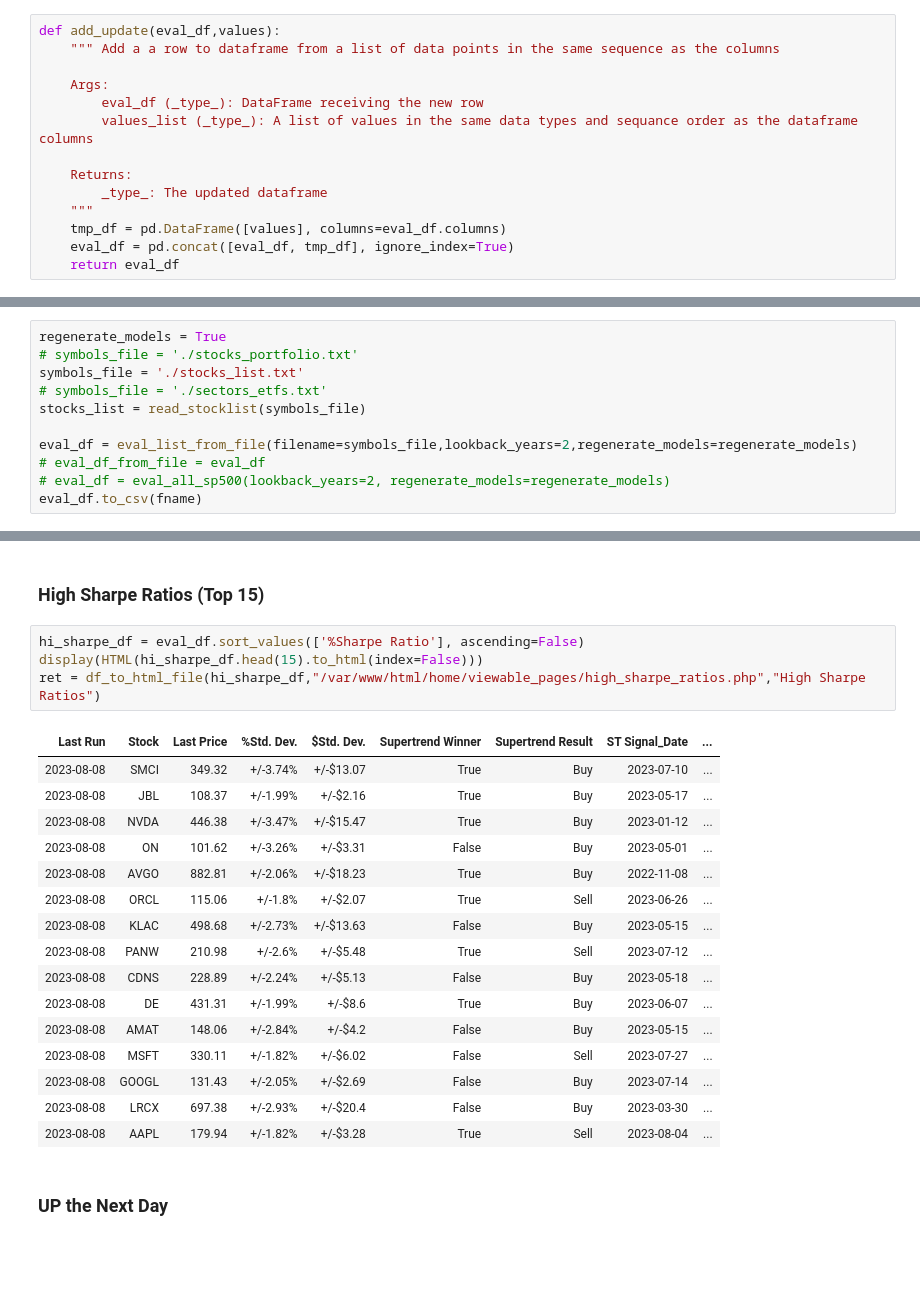
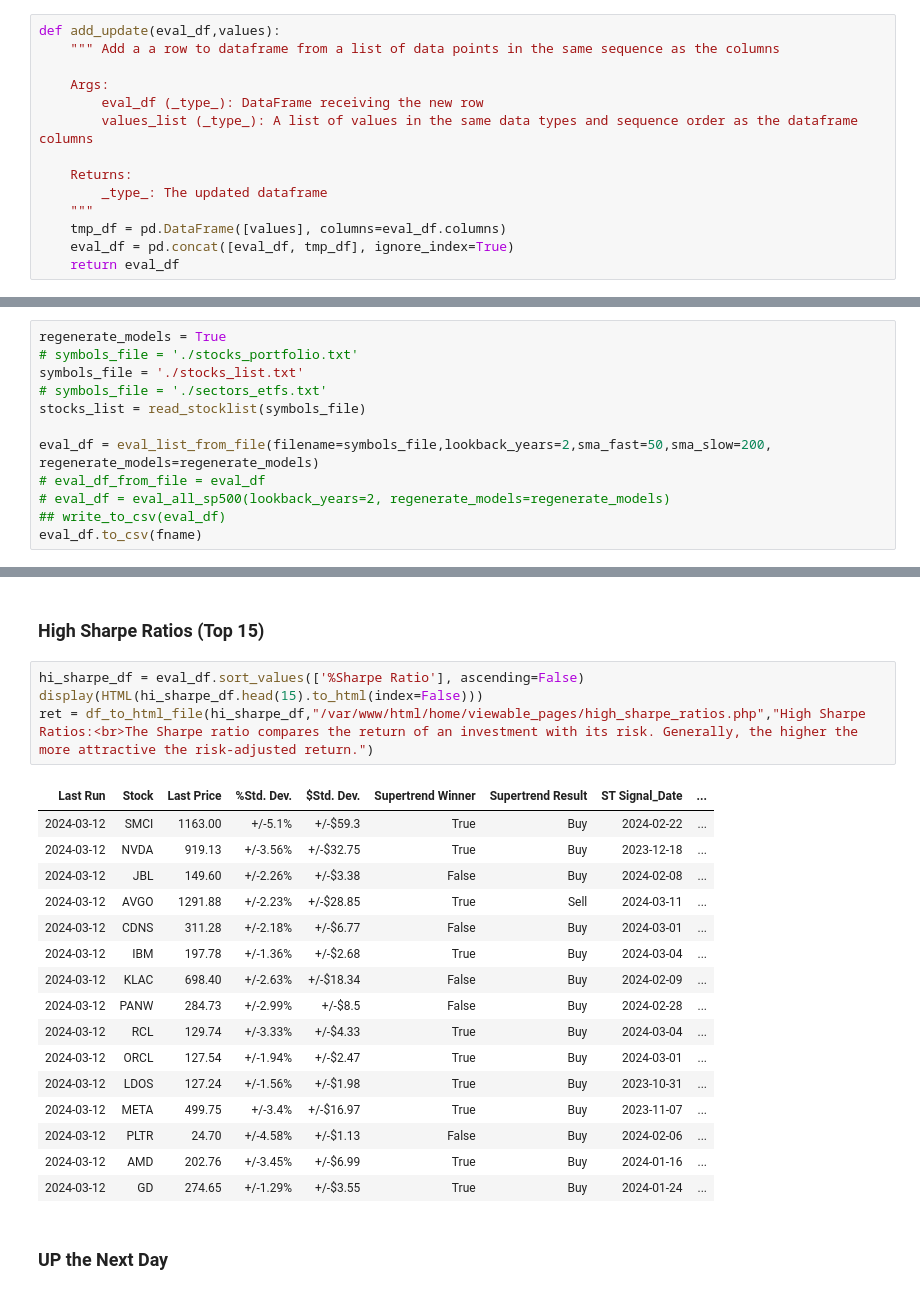
Before and after one commit to sabawi/stocks_evaluator, a Jupyter notebook: evaluate_this.ipynb, the cells around one changed output, grey strips where cells are left out. Cells and saved outputs as stored; diff of their text form; blank space fills up the shorter version.

```diff
--- a/evaluate_this.ipynb
+++ b/evaluate_this.ipynb
@@ -35,7 +35,7 @@ def add_update(eval_df,values):
 
     Args:
         eval_df (_type_): DataFrame receiving the new row
-        values_list (_type_): A list of values in the same data types and sequance order as the dataframe columns
+        values_list (_type_): A list of values in the same data types and sequence order as the dataframe columns
 
     Returns:
         _type_: The updated dataframe
@@ -362,9 +434,10 @@ symbols_file = './stocks_list.txt'
 # symbols_file = './sectors_etfs.txt'
 stocks_list = read_stocklist(symbols_file)
 
-eval_df = eval_list_from_file(filename=symbols_file,lookback_years=2,regenerate_models=regenerate_models)
+eval_df = eval_list_from_file(filename=symbols_file,lookback_years=2,sma_fast=50,sma_slow=200, regenerate_models=regenerate_models)
 # eval_df_from_file = eval_df
 # eval_df = eval_all_sp500(lookback_years=2, regenerate_models=regenerate_models)
+## write_to_csv(eval_df)
 eval_df.to_csv(fname)
 # %% [output]
 Updating Models ...QQQ,AAPL,MSFT,NVDA,AMD,INTC,META,IBM,QCOM,MU,TSLA,SPY,STX,GOOGL,AMZN,SQ,COIN,MRVL,ORCL,NFLX,PLTR,AVGO,DE,CDNS,ADBE,NOW,SMCI,KLAC,TSM,ASML,LRCX,ON,TXN,AMAT,JBL,ADI,MCHP,SWKS,HON,DIA, ...
@@ -551,24 +632,24 @@ buys_safe.to_csv("./top_picks.csv")
 # %%
 hi_sharpe_df = eval_df.sort_values(['%Sharpe Ratio'], ascending=False)
 display(HTML(hi_sharpe_df.head(15).to_html(index=False)))
-ret = df_to_html_file(hi_sharpe_df,"/var/www/html/home/viewable_pages/high_sharpe_ratios.php","High Sharpe Ratios")
+ret = df_to_html_file(hi_sharpe_df,"/var/www/html/home/viewable_pages/high_sharpe_ratios.php","High Sharpe Ratios:<br>The Sharpe ratio compares the return of an investment with its risk. Generally, the higher the more attractive the risk-adjusted return.")
 # %% [output]
 | Last Run | Stock | Last Price | %Std. Dev. | $Std. Dev. | Supertrend Winner | Supertrend Result | ST Signal_Date | ... |
-| 2023-08-08 | SMCI | 349.32 | +/-3.74% | +/-$13.07 | True | Buy | 2023-07-10 | ... |
-| 2023-08-08 | JBL | 108.37 | +/-1.99% | +/-$2.16 | True | Buy | 2023-05-17 | ... |
-| 2023-08-08 | NVDA | 446.38 | +/-3.47% | +/-$15.47 | True | Buy | 2023-01-12 | ... |
-| 2023-08-08 | ON | 101.62 | +/-3.26% | +/-$3.31 | False | Buy | 2023-05-01 | ... |
-| 2023-08-08 | AVGO | 882.81 | +/-2.06% | +/-$18.23 | True | Buy | 2022-11-08 | ... |
-| 2023-08-08 | ORCL | 115.06 | +/-1.8% | +/-$2.07 | True | Sell | 2023-06-26 | ... |
-| 2023-08-08 | KLAC | 498.68 | +/-2.73% | +/-$13.63 | False | Buy | 2023-05-15 | ... |
-| 2023-08-08 | PANW | 210.98 | +/-2.6% | +/-$5.48 | True | Sell | 2023-07-12 | ... |
-| 2023-08-08 | CDNS | 228.89 | +/-2.24% | +/-$5.13 | False | Buy | 2023-05-18 | ... |
-| 2023-08-08 | DE | 431.31 | +/-1.99% | +/-$8.6 | True | Buy | 2023-06-07 | ... |
-| 2023-08-08 | AMAT | 148.06 | +/-2.84% | +/-$4.2 | False | Buy | 2023-05-15 | ... |
-| 2023-08-08 | MSFT | 330.11 | +/-1.82% | +/-$6.02 | False | Sell | 2023-07-27 | ... |
-| 2023-08-08 | GOOGL | 131.43 | +/-2.05% | +/-$2.69 | False | Buy | 2023-07-14 | ... |
-| 2023-08-08 | LRCX | 697.38 | +/-2.93% | +/-$20.4 | False | Buy | 2023-03-30 | ... |
-| 2023-08-08 | AAPL | 179.94 | +/-1.82% | +/-$3.28 | True | Sell | 2023-08-04 | ... |
+| 2024-03-12 | SMCI | 1163.00 | +/-5.1% | +/-$59.3 | True | Buy | 2024-02-22 | ... |
+| 2024-03-12 | NVDA | 919.13 | +/-3.56% | +/-$32.75 | True | Buy | 2023-12-18 | ... |
+| 2024-03-12 | JBL | 149.60 | +/-2.26% | +/-$3.38 | False | Buy | 2024-02-08 | ... |
+| 2024-03-12 | AVGO | 1291.88 | +/-2.23% | +/-$28.85 | True | Sell | 2024-03-11 | ... |
+| 2024-03-12 | CDNS | 311.28 | +/-2.18% | +/-$6.77 | False | Buy | 2024-03-01 | ... |
+| 2024-03-12 | IBM | 197.78 | +/-1.36% | +/-$2.68 | True | Buy | 2024-03-04 | ... |
+| 2024-03-12 | KLAC | 698.40 | +/-2.63% | +/-$18.34 | False | Buy | 2024-02-09 | ... |
+| 2024-03-12 | PANW | 284.73 | +/-2.99% | +/-$8.5 | False | Buy | 2024-02-28 | ... |
+| 2024-03-12 | RCL | 129.74 | +/-3.33% | +/-$4.33 | True | Buy | 2024-03-04 | ... |
+| 2024-03-12 | ORCL | 127.54 | +/-1.94% | +/-$2.47 | True | Buy | 2024-03-01 | ... |
+| 2024-03-12 | LDOS | 127.24 | +/-1.56% | +/-$1.98 | True | Buy | 2023-10-31 | ... |
+| 2024-03-12 | META | 499.75 | +/-3.4% | +/-$16.97 | True | Buy | 2023-11-07 | ... |
+| 2024-03-12 | PLTR | 24.70 | +/-4.58% | +/-$1.13 | False | Buy | 2024-02-06 | ... |
+| 2024-03-12 | AMD | 202.76 | +/-3.45% | +/-$6.99 | True | Buy | 2024-01-16 | ... |
+| 2024-03-12 | GD | 274.65 | +/-1.29% | +/-$3.55 | True | Buy | 2024-01-24 | ... |
 # %% [markdown]
 ### UP the Next Day
 # %%
```
Also changed, not shown: parts of 22 cells of this notebook, 2 other files.
